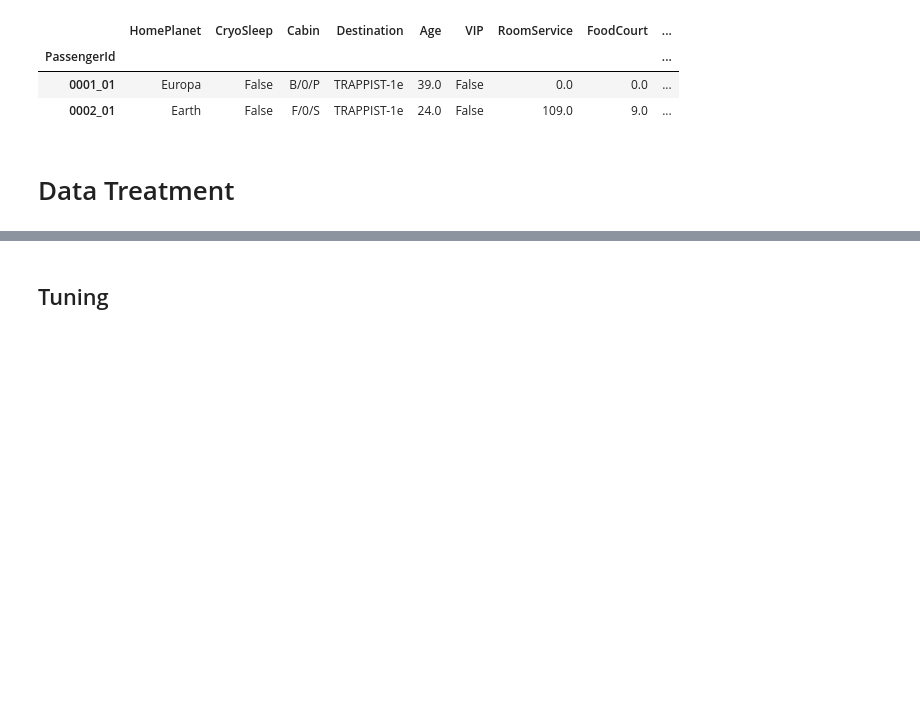
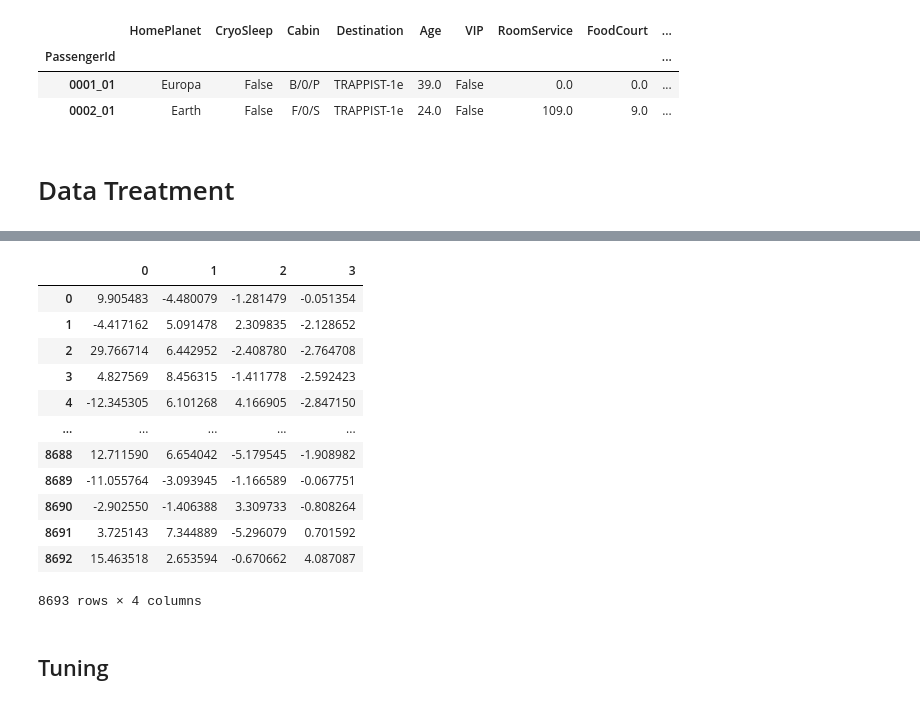
Before and after one commit to kisukegremory/Kaggle, a Jupyter notebook: Spaceship Titanic/ML - K-NN.ipynb, the cells around one changed output, grey strips where cells are left out. Saved outputs shown, nothing was run; the diff lists cells and outputs as text; code cells hidden in the pictures; blank space fills up the shorter version.

```diff
--- a/Spaceship Titanic/ML - K-NN.ipynb
+++ b/Spaceship Titanic/ML - K-NN.ipynb
@@ -83,3 +104,21 @@ X_train,y_train = df_train.drop('Transported',axis=1), df_train['Transported']
+# %%
+X_train = pca.fit_transform(X_train)
+X_train = pd.DataFrame(X_train)
+X_train
+# %% [output]
+|  | 0 | 1 | 2 | 3 |
+| 0 | 9.905483 | -4.480079 | -1.281479 | -0.051354 |
+| 1 | -4.417162 | 5.091478 | 2.309835 | -2.128652 |
+| 2 | 29.766714 | 6.442952 | -2.408780 | -2.764708 |
+| 3 | 4.827569 | 8.456315 | -1.411778 | -2.592423 |
+| 4 | -12.345305 | 6.101268 | 4.166905 | -2.847150 |
+| ... | ... | ... | ... | ... |
+| 8688 | 12.711590 | 6.654042 | -5.179545 | -1.908982 |
+| 8689 | -11.055764 | -3.093945 | -1.166589 | -0.067751 |
+| 8690 | -2.902550 | -1.406388 | 3.309733 | -0.808264 |
+| 8691 | 3.725143 | 7.344889 | -5.296079 | 0.701592 |
+| 8692 | 15.463518 | 2.653594 | -0.670662 | 4.087087 |
+8693 rows × 4 columns
 # %%
 from sklearn.neighbors import KNeighborsClassifier
 from sklearn.model_selection import KFold, GridSearchCV
```
Also changed, not shown: parts of 14 cells of this notebook.
